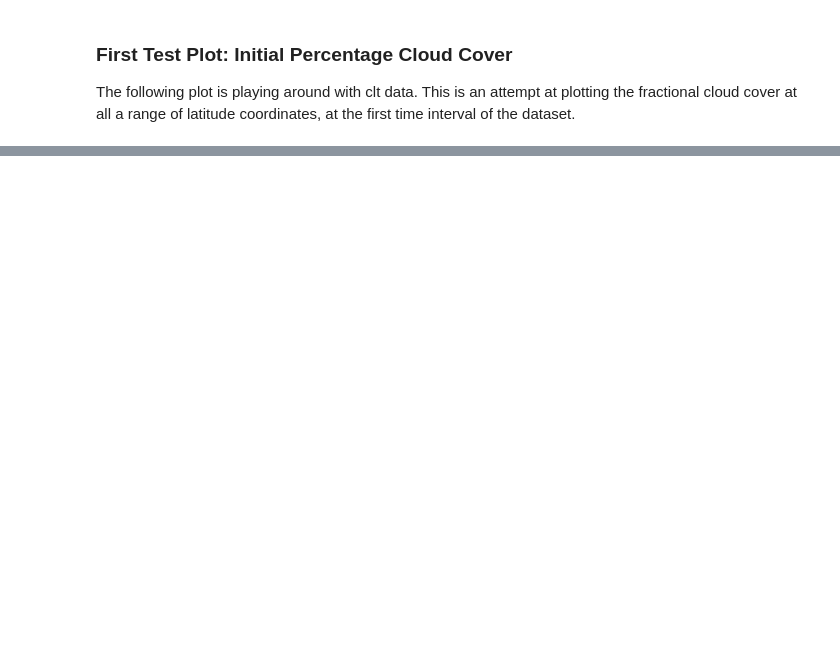
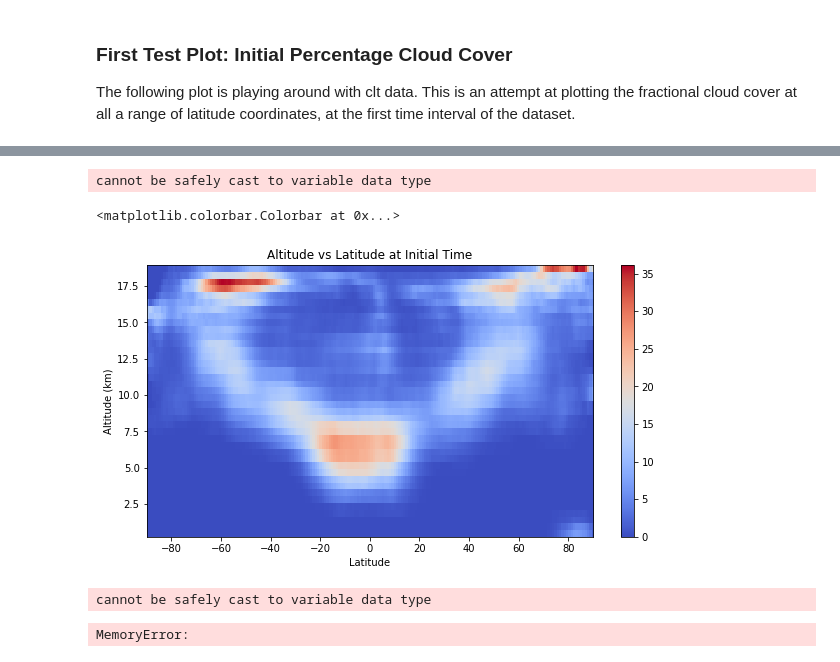
Before and after one commit to maddiebeagley/Climate-Modelling-Lab, a Jupyter notebook: 390Lab.ipynb, the cells around one changed output, grey strips where cells are left out. Drawn from its saved outputs; the diff is of its cells as text; code cells hidden in the pictures; blank space fills up the shorter version.

Commit message:
Add some altitude latitude plotting

```diff
--- a/390Lab.ipynb
+++ b/390Lab.ipynb
@@ -112,0 +137,34 @@ cannot be safely cast to variable data type
+# %%
+# Averaging cloud cover over all longitudes
+cl_cloud_cover_avgd = np.mean(cl_data.variables["clcalipso"][:], axis=3)[::-1]
+# %% [output]
+cannot be safely cast to variable data type
+# %%
+# Plot the altitude vs latitude for the first time period
+
+# Convert altitude to km
+cl_alt = cl_data.variables["alt40"][:]
+alt_min = np.min(cl_alt)/1000
+alt_max = np.max(cl_alt)/1000
+
+cl_lat = cl_data.variables["lat"][:]
+lat_min = np.min(cl_lat)
+lat_max = np.max(cl_lat)
+
+plt.figure(figsize=(FIG_WIDTH, FIG_HEIGHT))
+color_map = plt.imshow(cl_cloud_cover_avgd[0], aspect="auto", interpolation='nearest',
+                       extent=[lat_min, lat_max, alt_min, alt_max])
+color_map.set_cmap("coolwarm")
+plt.title("Altitude vs Latitude at Initial Time")
+plt.xlabel("Latitude")
+plt.ylabel("Altitude (km)")
+plt.colorbar()
+# %% [output]
+<matplotlib.colorbar.Colorbar at 0x...>
+[figure, added]
+# %%
+cl_cloud_cover_summer = extract_seasonal_data_for_variable(cl_cloud_cover_avgd, "clcalipso", "summer")
+cl_cloud_cover_winter = extract_seasonal_data_for_variable(cl_cloud_cover_avgd, "clcalipso", "winter")
+# %% [output]
+cannot be safely cast to variable data type
+MemoryError:
```
Also changed, not shown: parts of 24 cells of this notebook.
